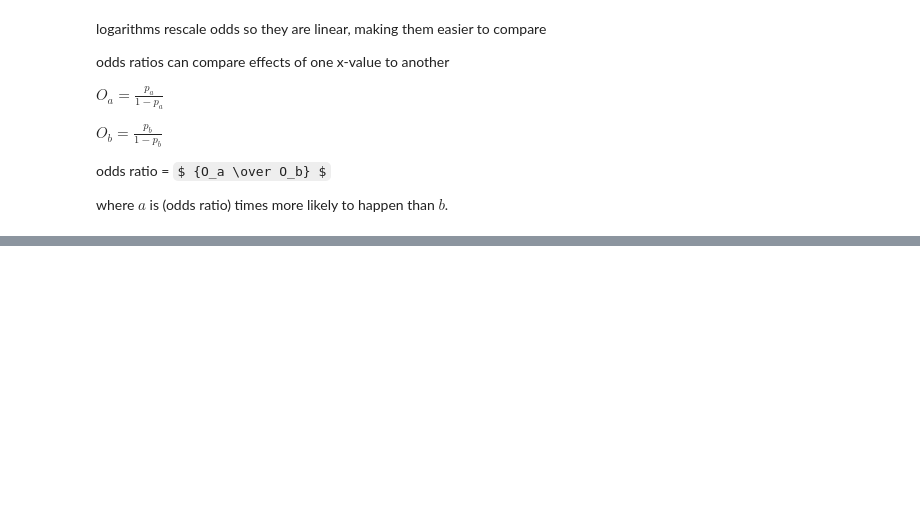
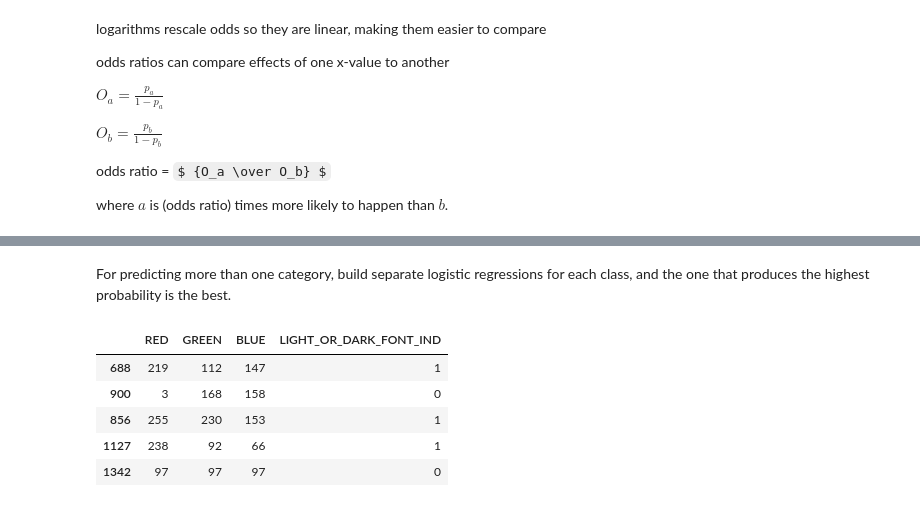
Before and after one commit to zdravoj/data-science-foundations, a Jupyter notebook: Essential_Math/Chapter6_logistic_regression.ipynb, the cells around one changed output, grey strips where cells are left out. Saved outputs shown, nothing was run; the diff lists cells and outputs as text; code cells hidden in the pictures; some formulas as TeX source; blank space fills up the shorter version.

```diff
--- a/Essential_Math/Chapter6_logistic_regression.ipynb
+++ b/Essential_Math/Chapter6_logistic_regression.ipynb
@@ -239,0 +432,12 @@ where $a$ is (odds ratio) times more likely to happen than $b$.
+# %% [markdown]
+For predicting more than one category, build separate logistic regressions for each class, and the one that produces the highest probability is the best.
+# %%
+df = pd.read_csv("https://bit.ly/3imidqa")
+df.sample(5)
+# %% [output]
+|  | RED | GREEN | BLUE | LIGHT_OR_DARK_FONT_IND |
+| 688 | 219 | 112 | 147 | 1 |
+| 900 | 3 | 168 | 158 | 0 |
+| 856 | 255 | 230 | 153 | 1 |
+| 1127 | 238 | 92 | 66 | 1 |
+| 1342 | 97 | 97 | 97 | 0 |
```
Also changed, not shown: parts of 25 cells of this notebook.
